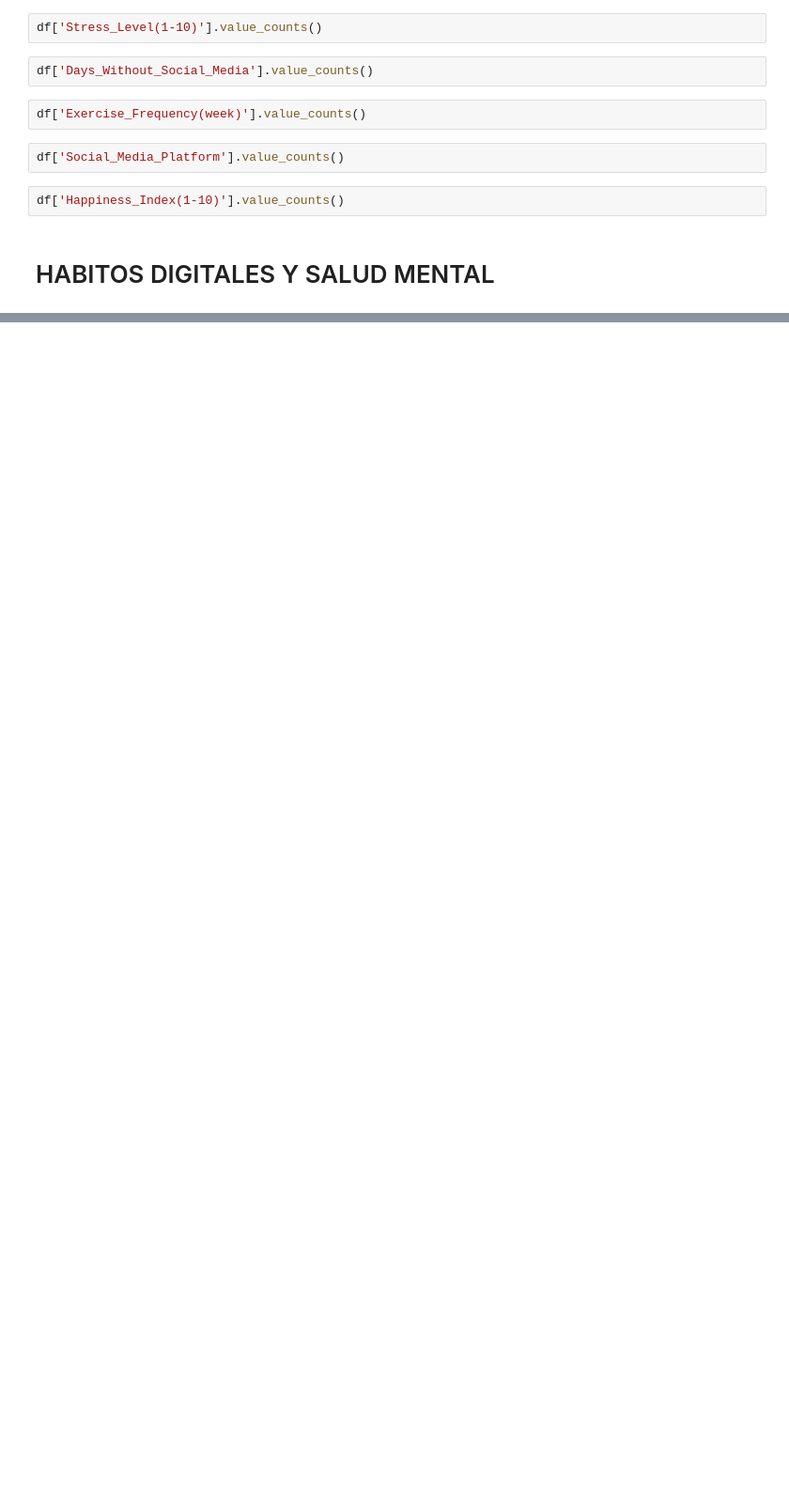
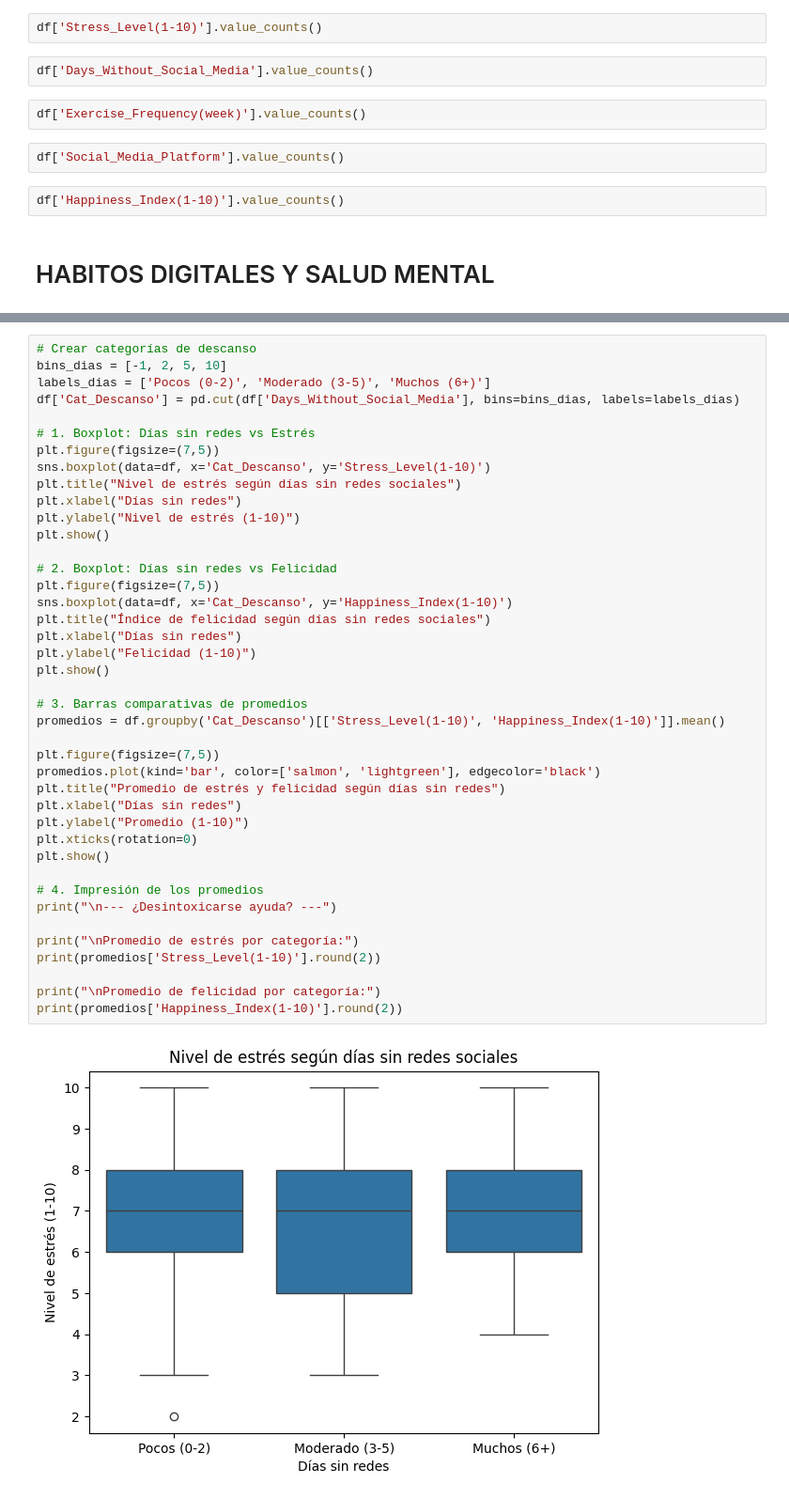
Before and after one commit to Neyder2502/salud-mental-analisis-datos, a Jupyter notebook: notebooks/Neyder.ipynb, the cells around one changed output, grey strips where cells are left out. Shown at 94% size. Drawn from its saved outputs; the diff is of its cells as text; blank space fills up the shorter version.

```diff
--- a/notebooks/Neyder.ipynb
+++ b/notebooks/Neyder.ipynb
@@ -95,0 +311,43 @@ df['Happiness_Index(1-10)'].value_counts()
+# %%
+# Crear categorías de descanso
+bins_dias = [-1, 2, 5, 10]
+labels_dias = ['Pocos (0-2)', 'Moderado (3-5)', 'Muchos (6+)']
+df['Cat_Descanso'] = pd.cut(df['Days_Without_Social_Media'], bins=bins_dias, labels=labels_dias)
+
+# 1. Boxplot: Días sin redes vs Estrés
+plt.figure(figsize=(7,5))
+sns.boxplot(data=df, x='Cat_Descanso', y='Stress_Level(1-10)')
+plt.title("Nivel de estrés según días sin redes sociales")
+plt.xlabel("Días sin redes")
+plt.ylabel("Nivel de estrés (1-10)")
+plt.show()
+
+# 2. Boxplot: Días sin redes vs Felicidad
+plt.figure(figsize=(7,5))
+sns.boxplot(data=df, x='Cat_Descanso', y='Happiness_Index(1-10)')
+plt.title("Índice de felicidad según días sin redes sociales")
+plt.xlabel("Días sin redes")
+plt.ylabel("Felicidad (1-10)")
+plt.show()
+
+# 3. Barras comparativas de promedios
+promedios = df.groupby('Cat_Descanso')[['Stress_Level(1-10)', 'Happiness_Index(1-10)']].mean()
+
+plt.figure(figsize=(7,5))
+promedios.plot(kind='bar', color=['salmon', 'lightgreen'], edgecolor='black')
+plt.title("Promedio de estrés y felicidad según días sin redes")
+plt.xlabel("Días sin redes")
+plt.ylabel("Promedio (1-10)")
+plt.xticks(rotation=0)
+plt.show()
+
+# 4. Impresión de los promedios
+print("\n--- ¿Desintoxicarse ayuda? ---")
+
+print("\nPromedio de estrés por categoría:")
+print(promedios['Stress_Level(1-10)'].round(2))
+
+print("\nPromedio de felicidad por categoría:")
+print(promedios['Happiness_Index(1-10)'].round(2))
+# %% [output]
+[figure, added]
```
Also changed, not shown: parts of 17 cells of this notebook.
